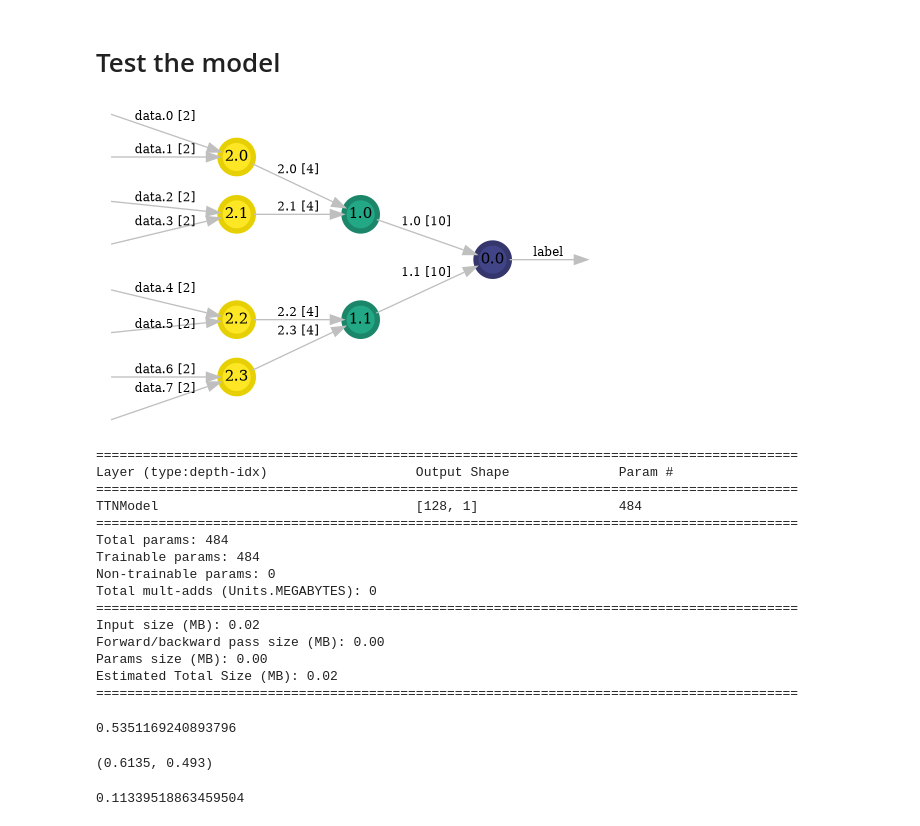
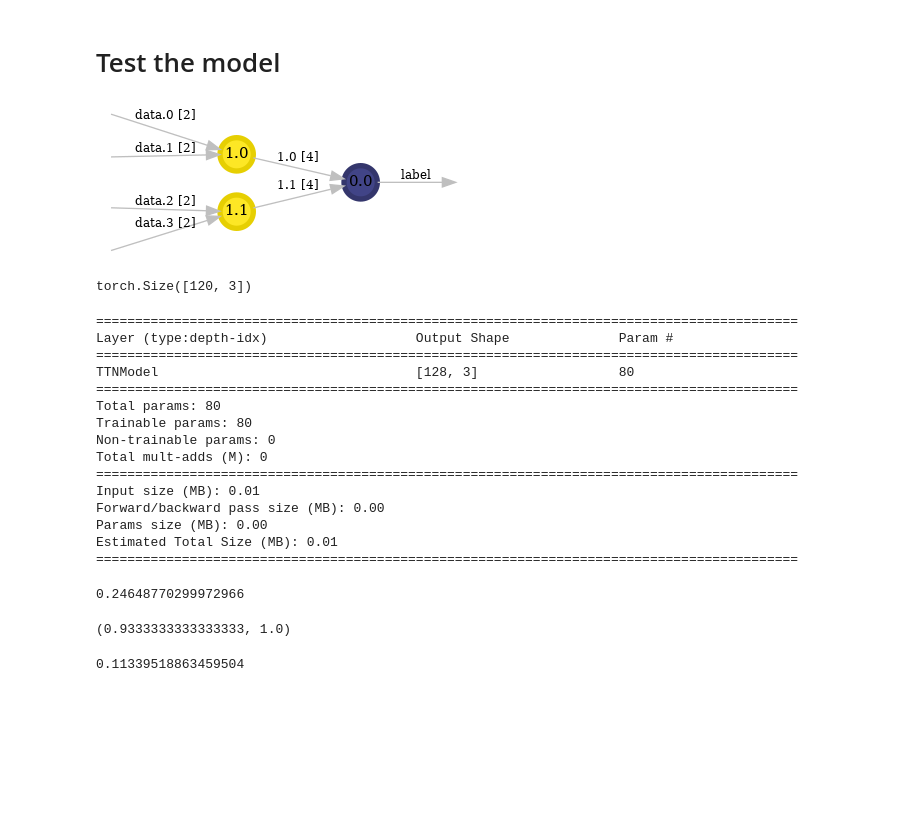
Before and after one commit to c0pp1/TTN4HEP, a Jupyter notebook: TTN/myttnlibrary.ipynb, the cells around one changed output. Saved outputs shown, nothing was run; the diff lists cells and outputs as text; code cells hidden in the pictures; blank space fills up the shorter version.

```diff
--- a/TTN/myttnlibrary.ipynb
+++ b/TTN/myttnlibrary.ipynb
@@ -717,6 +722,7 @@ class TTNModel(torch.nn.Module, TTN):
     ):
         torch.nn.Module.__init__(self)
         TTN.__init__(self, n_features, n_phys, n_labels, label_tag, bond_dim, dtype, device)
+        self.model_init = False
 
     def initialize(self, dm_init=False, train_dl: torch.utils.data.Dataloader = None, loss_fn = None, epochs=5, disable_pbar=False):
         if dm_init:
@@ -761,7 +767,7 @@ class TTNModel(torch.nn.Module, TTN):
 h = 2
 features = h**2
 BATCH_SIZE = 128
-DATASET = 'higgs'
+DATASET = 'iris'
 
 if DATASET == 'mnist':
     train_dl, test_dl, train_visual = get_mnist_data_loaders(h, batch_size=BATCH_SIZE)
@@ -785,13 +798,17 @@ def loss(labels, output, weights, l=0.1):
 # %%
 DEVICE = 'cuda'
 BOND_DIM = 10
 DTYPE = torch.double
-N_LABELS = 1
+N_LABELS = 3
 
 model = TTNModel(features, bond_dim=BOND_DIM, n_labels=N_LABELS, device=DEVICE, dtype=DTYPE)
 model.draw()
 # %% [output]
-[figure, old version]
+[figure, new version]
+# %%
+next(iter(train_dl))[1].shape
+# %% [output]
+torch.Size([120, 3])
 # %%
 INIT_EPOCHS = 3
 
@@ -803,17 +820,17 @@ summary(model, input_size=(BATCH_SIZE, features, 2), dtypes=[DTYPE], device=DEVI
 ==========================================================================================
 Layer (type:depth-idx)                   Output Shape              Param #
 ==========================================================================================
-TTNModel                                 [128, 1]                  484
+TTNModel                                 [128, 3]                  80
 ==========================================================================================
-Total params: 484
-Trainable params: 484
+Total params: 80
+Trainable params: 80
 Non-trainable params: 0
-Total mult-adds (Units.MEGABYTES): 0
+Total mult-adds (M): 0
 ==========================================================================================
-Input size (MB): 0.02
+Input size (MB): 0.01
 Forward/backward pass size (MB): 0.00
 Params size (MB): 0.00
-Estimated Total Size (MB): 0.02
+Estimated Total Size (MB): 0.01
 ==========================================================================================
 # %%
 data = torch.rand(256, features, 2, dtype=DTYPE, device=DEVICE)
@@ -821,7 +838,7 @@ with torch.no_grad():
     result = timeit(lambda: model(data), number=1000)
 result
 # %% [output]
-0.5351169240893796
+0.24648770299972966
 # %%
 
 def train_one_epoch(model, device, train_dl, loss_fn, optimizer, pbar=None, disable_pbar=False):
@@ -900,7 +917,7 @@ loss_history = np.array(tot_loss_history)
 # %%
 accuracy(model, DEVICE, train_dl, test_dl, DTYPE)
 # %% [output]
-(0.6135, 0.493)
+(0.9333333333333333, 1.0)
 # %%
 torch.save(model.state_dict, f'models/trainedmodel_{DATASET}_bond{BOND_DIM}_type{str(DTYPE).split(".")[1]}_{now.strftime("%Y%m%d-%H%M%S")}.dict')
 np.save(f'models/loss_history_{now.strftime("%Y%m%d-%H%M%S")}.npy', loss_history)
```
Also changed, not shown: parts of 13 cells of this notebook, 6 other files.
